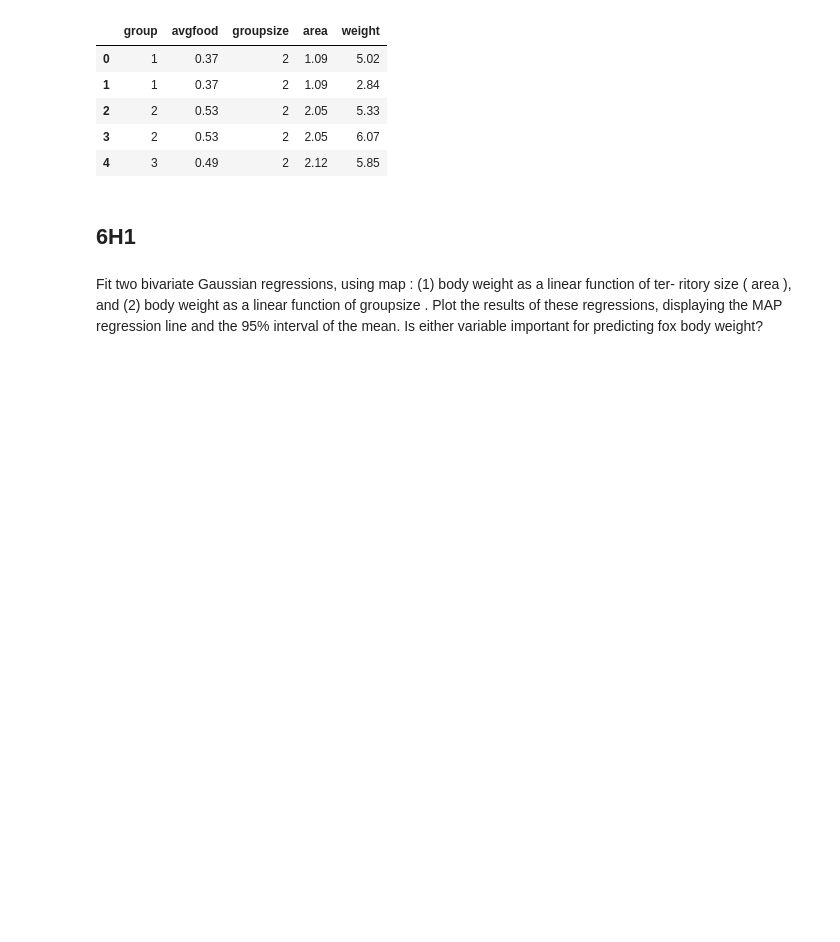
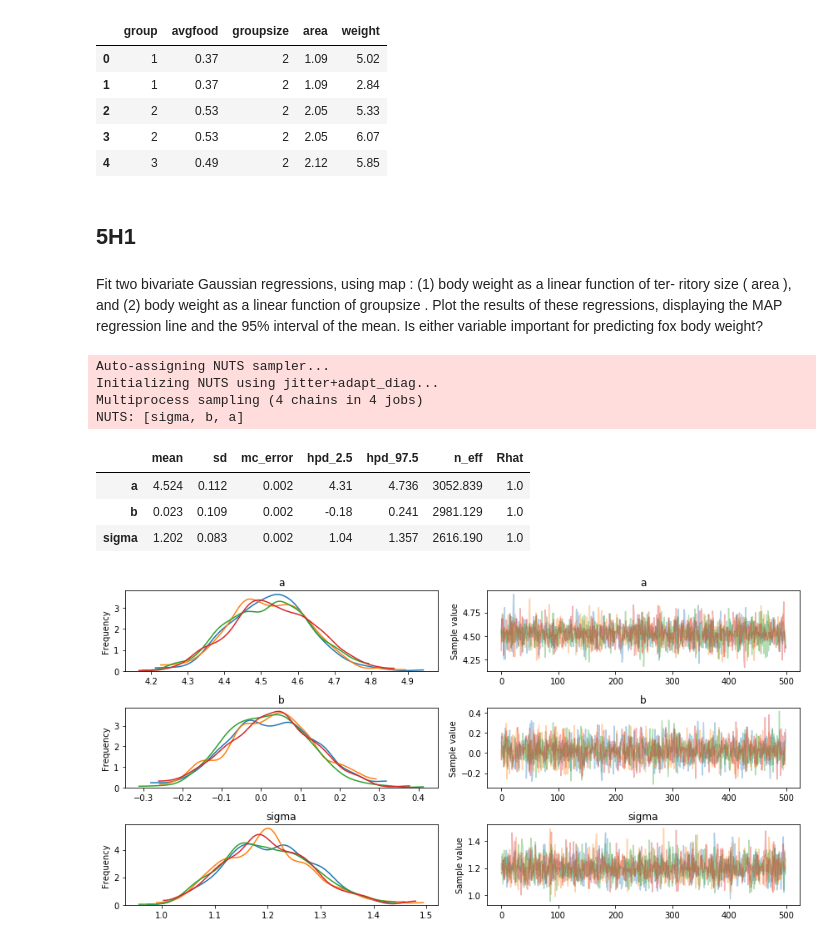
Before and after one commit to Bruschkov/StatisticalRethinking, a Jupyter notebook: chapter05/chapter05_exercises.ipynb, the cells around one changed output. Drawn from its saved outputs; the diff is of its cells as text; code cells hidden in the pictures; blank space fills up the shorter version.

```diff
--- a/chapter05/chapter05_exercises.ipynb
+++ b/chapter05/chapter05_exercises.ipynb
@@ -403,9 +403,44 @@ df.head()
 | 3 | 2 | 0.53 | 2 | 2.05 | 6.07 |
 | 4 | 3 | 0.49 | 2 | 2.12 | 5.85 |
 # %% [markdown]
-## 6H1
+## 5H1
 # %% [markdown]
 Fit two bivariate Gaussian regressions, using map : (1) body weight as a linear function of ter-
 ritory size ( area ), and (2) body weight as a linear function of groupsize . Plot the results of these
 regressions, displaying the MAP regression line and the 95% interval of the mean. Is either variable
 important for predicting fox body weight?
+# %%
+from sklearn.preprocessing import scale
+
+# prepare data
+df['area_s'] = scale(df.area)
+df['groupsize_s'] = scale(df.groupsize)
+df['weight_s'] = scale(df.weight)
+# %%
+# area
+import pymc3 as pm
+
+with pm.Model() as m_6h1_a:
+    a = pm.Normal('a', mu=0, sd=5)
+    b = pm.Normal('b', mu=0, sd=2)
+    sigma = pm.Uniform('sigma', lower=0, upper=5)
+    mu = pm.Deterministic('mu', a + b*df.area_s)
+    weight = pm.Normal('weight', mu=mu, sd=sigma, observed=df.weight)
+
+    trace_m_6h1_a = pm.sample()
+# %% [output]
+Auto-assigning NUTS sampler...
+Initializing NUTS using jitter+adapt_diag...
+Multiprocess sampling (4 chains in 4 jobs)
+NUTS: [sigma, b, a]
+# %%
+varnames= ['a', 'b', 'sigma']
+# %%
+pm.traceplot(trace_m_6h1_a, varnames=varnames);
+pm.summary(trace_m_6h1_a, varnames=varnames).round(3)
+# %% [output]
+|  | mean | sd | mc_error | hpd_2.5 | hpd_97.5 | n_eff | Rhat |
+| a | 4.524 | 0.112 | 0.002 | 4.31 | 4.736 | 3052.839 | 1.0 |
+| b | 0.023 | 0.109 | 0.002 | -0.18 | 0.241 | 2981.129 | 1.0 |
+| sigma | 1.202 | 0.083 | 0.002 | 1.04 | 1.357 | 2616.190 | 1.0 |
+[figure, added]
```
Also changed, not shown: parts of 11 cells of this notebook.
